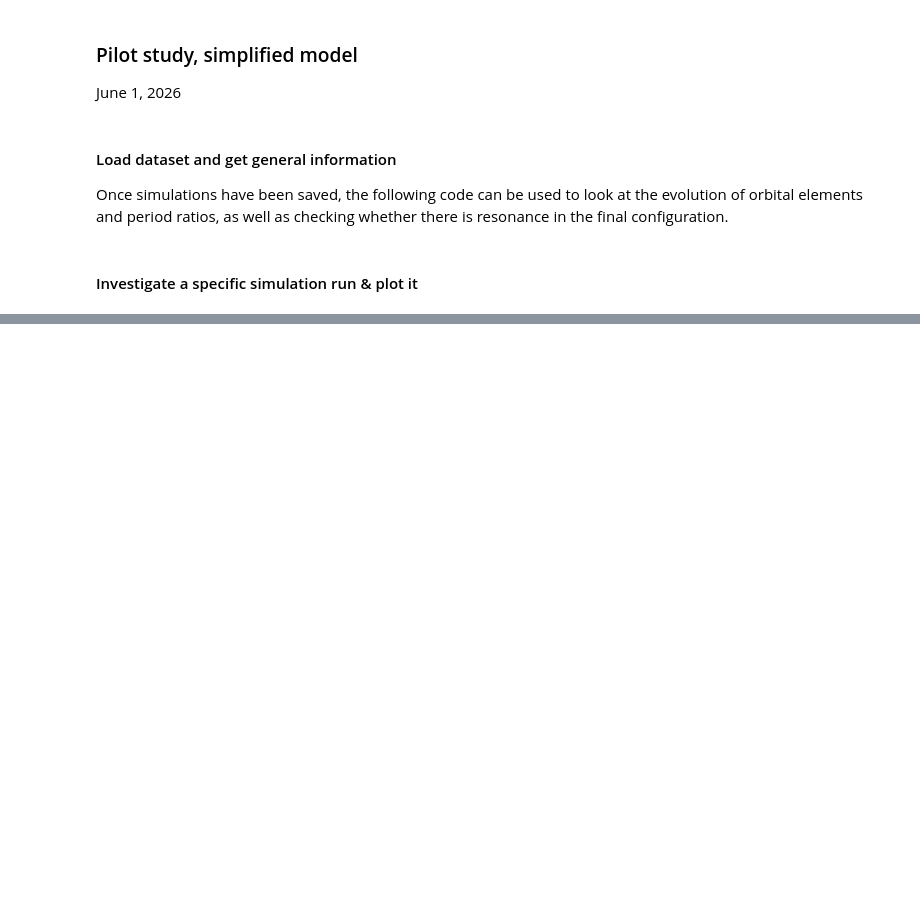
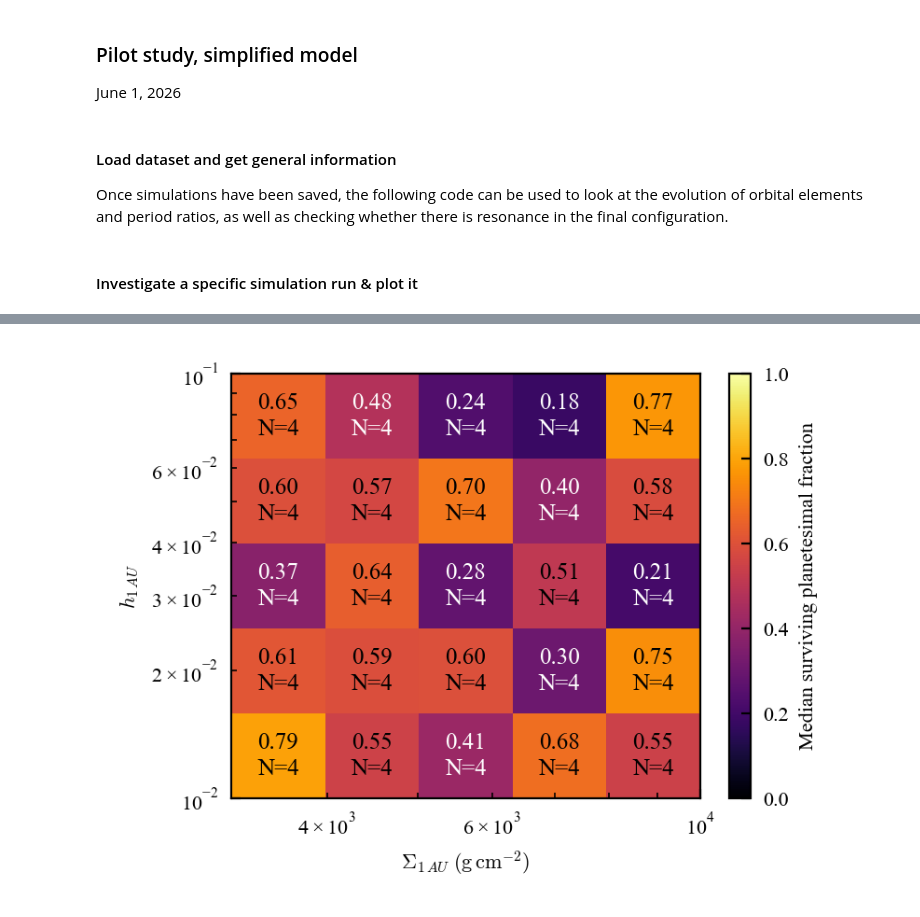
Before and after one commit to dchen10Git/uh-ifa-reu-2026, a Jupyter notebook: pilot.ipynb, the cells around one changed output, grey strips where cells are left out. Saved outputs shown, nothing was run; the diff lists cells and outputs as text; code cells hidden in the pictures; blank space fills up the shorter version.

```diff
--- a/pilot.ipynb
+++ b/pilot.ipynb
@@ -529,3 +508,88 @@ plot_ae_snapshot(saved_sim, end/5, 2*end/5, 3*end/5, 4*end/5, end)
+# %%
+# FAKE DATA
+rng = np.random.default_rng()
+
+sigma_vals = np.logspace(3.5, 4, num=10)
+h_vals = np.logspace(-2, -1, num=10)
+
+rows = []
+
+for h in h_vals:
+    for sigma in sigma_vals:
+        rows.append({
+            "Sigma_1au": sigma,
+            "h": h,
+            "frac ptsml": rng.uniform(0, 1)
+        })
+
+df = pd.DataFrame(rows)
+# %%
+def plot_param_study(n_sigma_bins, n_h_bins):
+    sigma_edges = np.logspace(3.5, 4.0, n_sigma_bins + 1)
+    h_edges = np.logspace(-2, -1, n_h_bins + 1)
+
+    # Median surviving fraction
+    median_grid, _, _, _ = binned_statistic_2d(
+        df["Sigma_1au"],
+        df["h"],
+        df["frac ptsml"],
+        statistic="median",
+        bins=[sigma_edges, h_edges]
+    )
+
+    # Number of sims in each cell
+    count_grid, _, _, _ = binned_statistic_2d(
+        df["Sigma_1au"],
+        df["h"],
+        df["frac ptsml"],
+        statistic="count",
+        bins=[sigma_edges, h_edges]
+    )
+
+    # Plot it!
+    fig, ax = plt.subplots(figsize=(4,3))
+
+    mesh = ax.pcolormesh(
+        sigma_edges,
+        h_edges,
+        median_grid.T,
+        cmap="inferno",
+        vmin=0,
+        vmax=1,
+        shading="flat"
+    )
+
+    # Log axes
+    ax.set_xscale("log")
+    ax.set_yscale("log")
+
+    ax.set_xlabel(r"$\Sigma_{1\,AU}\;(\mathrm{g\,cm^{-2}})$")
+    ax.set_ylabel(r"$h_{1\,AU}$")
+
+    # Cell labels
+    for i in range(len(sigma_edges)-1):
+        for j in range(len(h_edges)-1):
+
+            value = median_grid[i, j]
+            count = int(count_grid[i, j])
+
+            if count == 0:
+                continue
+
+            x = np.sqrt(sigma_edges[i] * sigma_edges[i+1])
+            y = np.sqrt(h_edges[j] * h_edges[j+1])
+
+            ax.text(x, y, f"{value:.2f}\nN={count}", ha="center", va="center", fontsize=9, color="white" if value < 0.5 else "black")
+
+    cbar = fig.colorbar(mesh)
+    cbar.set_label("Median surviving planetesimal fraction")
+
+    plt.tight_layout()
+    plt.show()
+
+plot_param_study(5, 5)
+# %% [output]
+[figure, added]
 # %%
 def plot_taus(sim_data, num_pl, num_em, num_ptsml, t_units='kyr'):
     '''
```
Also changed, not shown: parts of 8 cells of this notebook, 1 other file.
